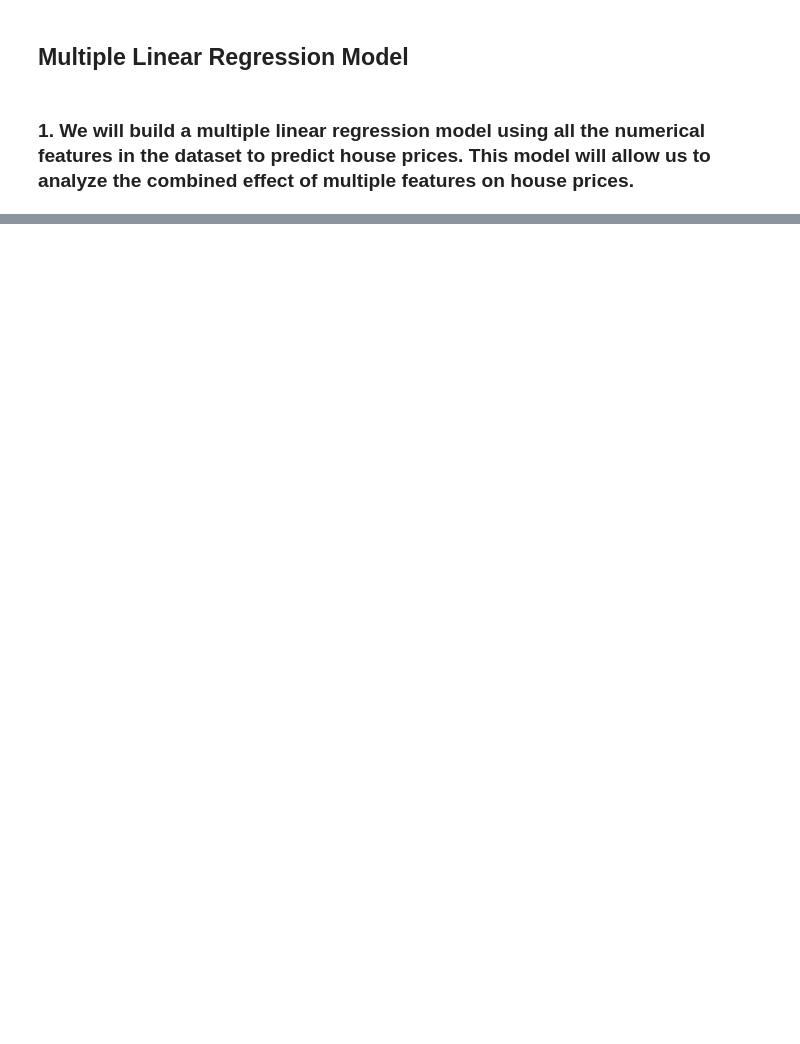
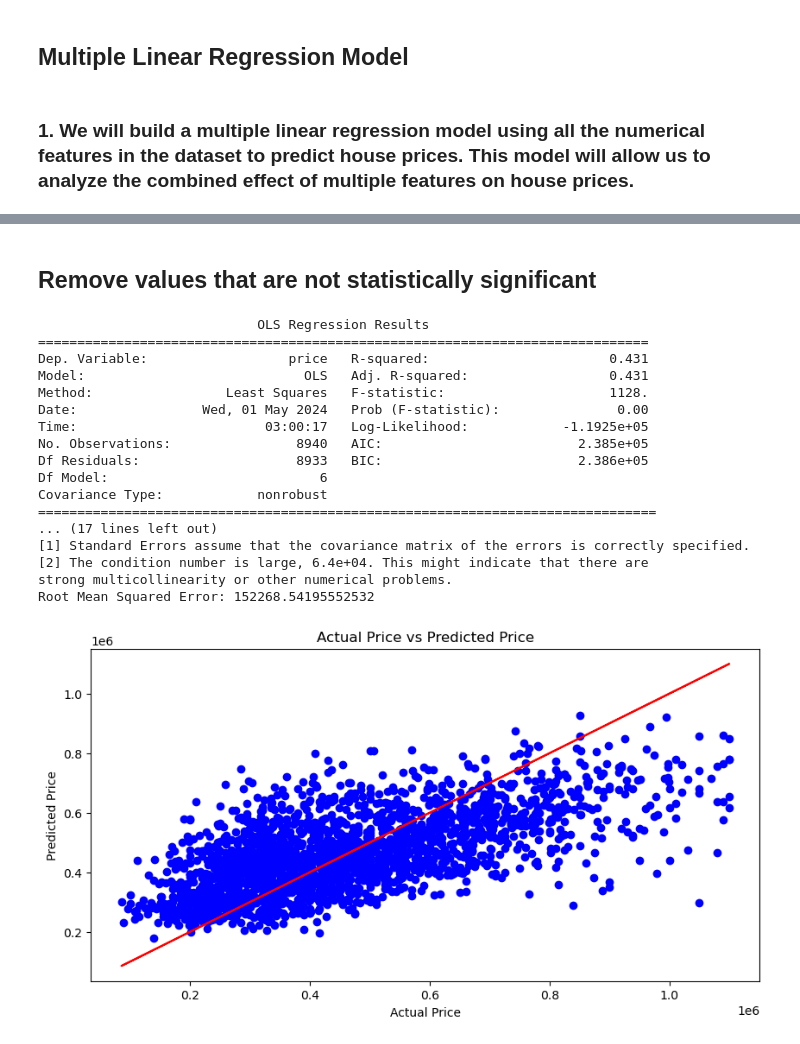
Before and after one commit to mbuvimuia/Northwest-County-Housing-Analysis, a Jupyter notebook: student.ipynb, the cells around one changed output, grey strips where cells are left out. Drawn from its saved outputs; the diff is of its cells as text; code cells hidden in the pictures; blank space fills up the shorter version.

```diff
--- a/student.ipynb
+++ b/student.ipynb
@@ -721,0 +938,64 @@ Interpretation of results:
+# %% [markdown]
+## Remove values that are not statistically significant
+# %%
+# Remove the columns that have a p-value greater than 0.05
+X_new = X_all.drop(columns=['waterfront_YES', 'condition_Fair', 'condition_Good', 'condition_Poor', 'condition_Very Good', 'grade_11 Excellent',
+                            'grade_4 Low', 'grade_5 Fair', 'grade_6 Low Average', 'grade_7 Average', 'grade_8 Good', 'grade_9 Better'])
+
+data = pd.concat([X_new, y], axis=1)  # Concatenate to ensure consistent row operation
+
+# Re-extract X and y
+X_features = data.drop("price", axis=1)
+y = data["price"]
+# %%
+# Split the data into training and testing sets
+X_train, X_test, y_train, y_test = train_test_split(X_features, y, test_size=0.2, random_state=42)
+
+# Build the model using statsmodels
+X_train = sm.add_constant(X_train)
+model_3 = sm.OLS(y_train, X_train).fit()
+
+# Print the model summary
+print(model_3.summary())
+
+# Make predictions
+X_test = sm.add_constant(X_test)
+y_pred = model_3.predict(X_test)
+
+# Calculate the Mean Squared Error
+mse = mean_squared_error(y_test, y_pred)
+
+# Calculate the Root Mean Squared Error
+rmse = math.sqrt(mse)
+
+model_3 = rmse
+
+print("Root Mean Squared Error:", rmse)
+
+# Plot the regression line
+plt.figure(figsize=(10, 5))
+plt.scatter(y_test, y_pred, color='blue') # Scatter plot
+plt.plot(y_test, y_test, color='red') # Regression line
+plt.xlabel('Actual Price')
+plt.ylabel('Predicted Price')
+plt.title('Actual Price vs Predicted Price')
+plt.savefig('Visualization6')
+# %% [output]
+                            OLS Regression Results
+==============================================================================
+Dep. Variable:                  price   R-squared:                       0.431
+Model:                            OLS   Adj. R-squared:                  0.431
+Method:                 Least Squares   F-statistic:                     1128.
+Date:                Wed, 01 May 2024   Prob (F-statistic):               0.00
+Time:                        03:00:17   Log-Likelihood:            -1.1925e+05
+No. Observations:                8940   AIC:                         2.385e+05
+Df Residuals:                    8933   BIC:                         2.386e+05
+Df Model:                           6
+Covariance Type:            nonrobust
+===============================================================================
+... (17 lines left out)
+[1] Standard Errors assume that the covariance matrix of the errors is correctly specified.
+[2] The condition number is large, 6.4e+04. This might indicate that there are
+strong multicollinearity or other numerical problems.
+Root Mean Squared Error: 152268.54195552532
+[figure, added]
```
Also changed, not shown: parts of 28 cells of this notebook, 5 other files.
